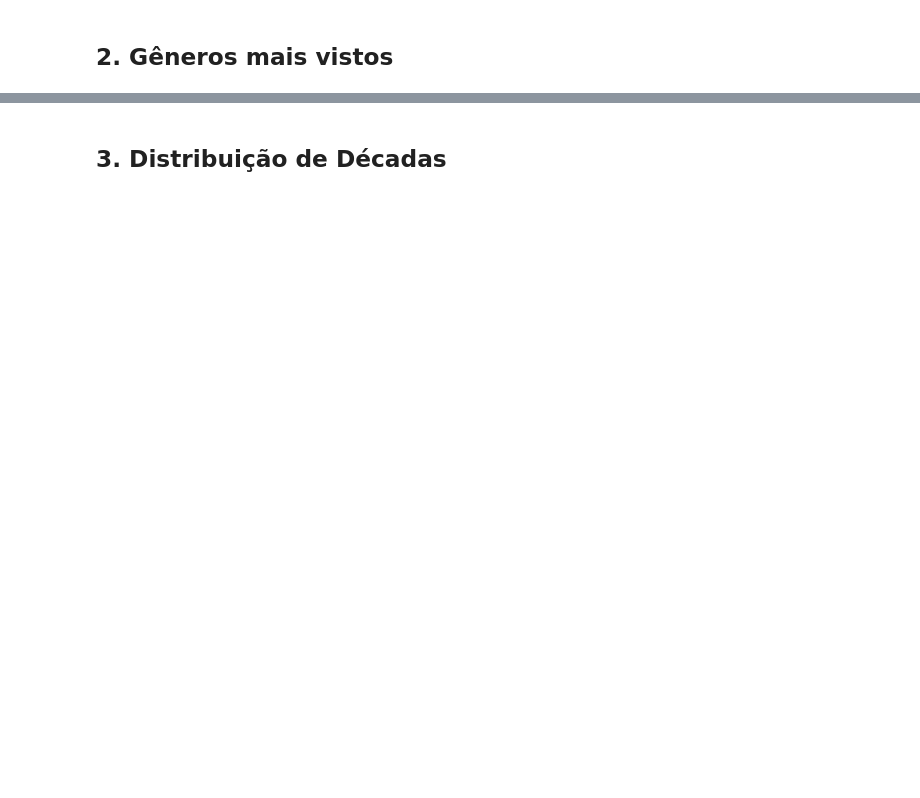
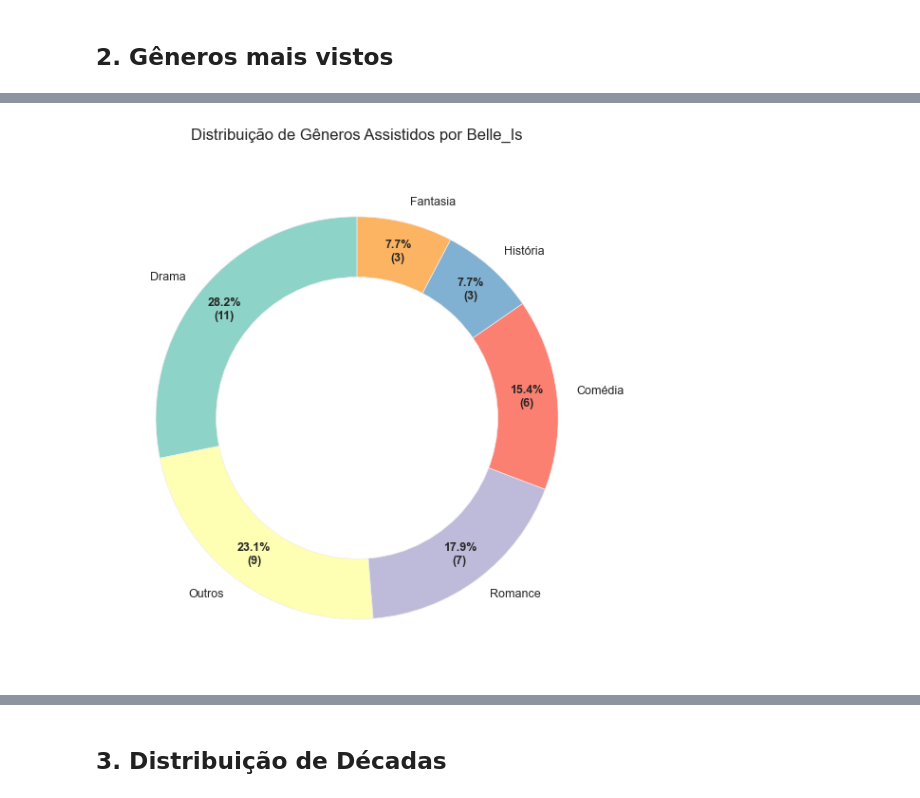
Before and after one commit to Gallicchio-Tavares/Analise-estatistica-participantes, a Jupyter notebook: 2025/analise_final.ipynb, the cells around one changed output, grey strips where cells are left out. Cells and saved outputs as stored; diff of their text form; code cells hidden in the pictures; blank space fills up the shorter version.

```diff
--- a/2025/analise_final.ipynb
+++ b/2025/analise_final.ipynb
@@ -137,0 +109,99 @@ plt.show()
+# %%
+# Expandir gêneros (separados por vírgula) em linhas individuais
+df_expandido = df.assign(Gênero=df['Gênero'].str.split(', ')).explode('Gênero')
+
+# Agrupar por participante e contar gêneros
+generos_por_participante = df_expandido.groupby('Assistido por')['Gênero'].apply(list)
+
+## --- Função para Plotar Gráfico de Gêneros por Participante ---
+def plot_generos_participante(participante, generos):
+    # Contar ocorrências de cada gênero
+    contagem = Counter(generos)
+    generos_top = [g[0] for g in contagem.most_common(5) if g[1] > 1]  # Top 5 gêneros
+    outros = [g for g in contagem if g not in generos_top]
+
+    # Preparar dados para o gráfico
+    dados = {}
+    for g in generos_top:
+        dados[g] = contagem[g]
+    if outros:
+        dados['Outros'] = sum(contagem[g] for g in outros)
+
+    # Ordenar do maior para o menor
+    dados = dict(sorted(dados.items(), key=lambda item: item[1], reverse=True))
+
+    # Criar gráfico de pizza
+    fig, ax = plt.subplots(figsize=(10, 6))
+    wedges, texts, autotexts = ax.pie(
+        dados.values(),
+        labels=dados.keys(),
+        autopct=lambda p: f'{p:.1f}%\n({int(round(p/100.*sum(dados.values())))})',
+        startangle=90,
+        colors=sns.color_palette("Set3"),
+        textprops={'fontsize': 9},
+        pctdistance=0.85
+    )
+
+    # Melhorar legibilidade
+    plt.setp(autotexts, size=9, weight="bold")
+    ax.set_title(f'Distribuição de Gêneros Assistidos por {participante}',
+                 pad=20, fontsize=12)
+
+    # Adicionar círculo central para estilo 'donut'
+    centre_circle = plt.Circle((0,0),0.70,fc='white')
+    fig.gca().add_artist(centre_circle)
+
+    plt.tight_layout()
+    plt.show()
+
+    # Listar gêneros únicos (para referência)
+    print(f"\nGêneros únicos assistidos por {participante}:")
+    print(", ".join(sorted(contagem.keys())))
+    print(f"\nContagem detalhada:")
+    for genero, qtd in contagem.most_common():
+        print(f"- {genero}: {qtd} filme{'s' if qtd > 1 else ''}")
+    print("\n" + "="*60 + "\n")
+
+## --- Gerar Gráficos para Cada Participante ---
+for participante, generos in generos_por_participante.items():
+    plot_generos_participante(participante, generos)
+
+## --- Visão Consolidada ---
+print("\n=== VISÃO GERAL DE GÊNEROS ===")
+contagem_total = Counter(df_expandido['Gênero'])
+print("\nTotal de filmes por gênero (todos participantes):")
+for genero, qtd in contagem_total.most_common():
+    print(f"{genero}: {qtd} filme{'s' if qtd > 1 else ''}")
+
+print("\nParticipantes que assistiram cada gênero:")
+for genero in contagem_total:
+    participantes = df_expandido[df_expandido['Gênero'] == genero]['Assistido por'].unique()
+    print(f"{genero}: {', '.join(participantes)}")
+
+## --- Gráfico de Gêneros Mais Populares (Todos Participantes) ---
+plt.figure(figsize=(12, 6))
+
+# Converter o Counter para DataFrame
+top_10_generos = pd.DataFrame(contagem_total.most_common(10), columns=['Gênero', 'Quantidade'])
+
+# Plotar o gráfico de barras
+sns.barplot(
+    data=top_10_generos,
+    y='Gênero',
+    x='Quantidade',
+    color='#2ca02c',
+    orient='h'
+)
+
+plt.title('Top 10 Gêneros Mais Assistidos (Todos Participantes)', pad=20, fontsize=14)
+plt.xlabel('Número de Filmes')
+plt.ylabel('Gênero')
+
+# Adicionar os valores nas barras
+for i, v in enumerate(top_10_generos['Quantidade']):
+    plt.text(v + 0.1, i, str(v), color='black', va='center')
+
+plt.tight_layout()
+plt.show()
+# %% [output]
+[figure, added]
```
Also changed, not shown: parts of 12 cells of this notebook, 2 other files.
